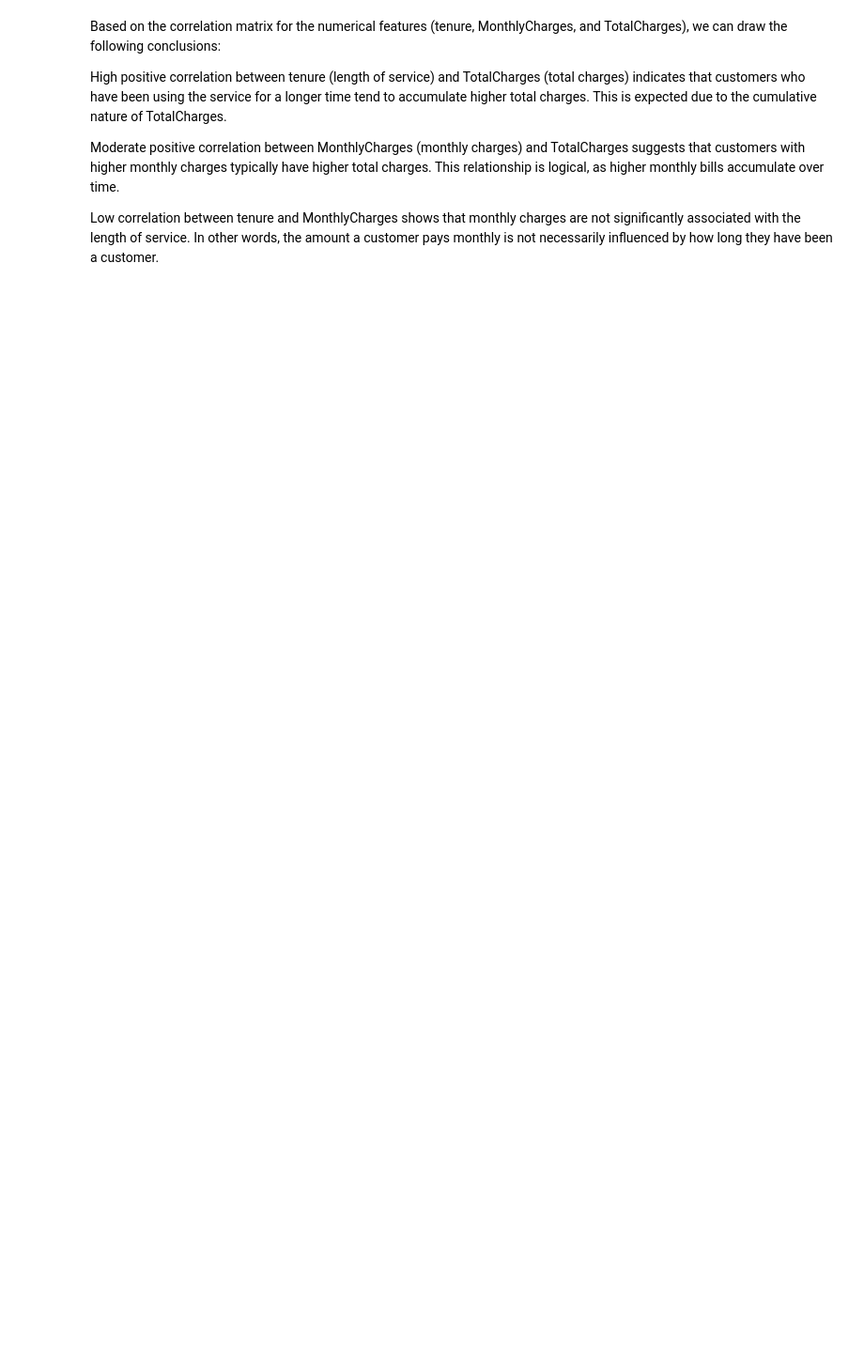
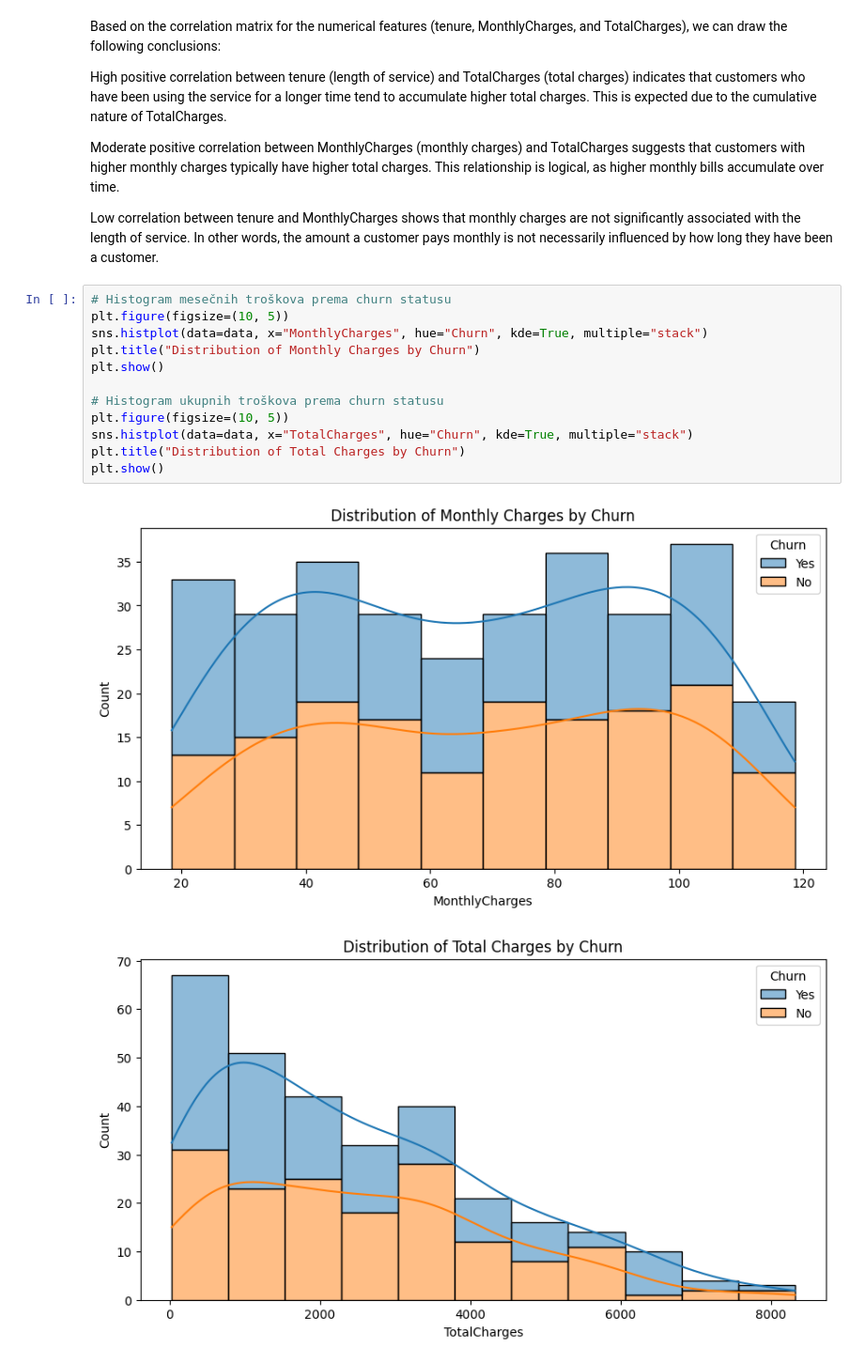
Before and after one commit to marijatech/Telecom-Churn-Analysis, a Jupyter notebook: Telecom Customer Churn Analysis.ipynb, the cells around one changed output. Shown: that part at 94% size. Cells and saved outputs as stored; diff of their text form; blank space fills up the shorter version.

```diff
--- a/Telecom Customer Churn Analysis.ipynb
+++ b/Telecom Customer Churn Analysis.ipynb
@@ -153,3 +153,18 @@ High positive correlation between tenure (length of service) and TotalCharges (t
 Moderate positive correlation between MonthlyCharges (monthly charges) and TotalCharges suggests that customers with higher monthly charges typically have higher total charges. This relationship is logical, as higher monthly bills accumulate over time.
 
 Low correlation between tenure and MonthlyCharges shows that monthly charges are not significantly associated with the length of service. In other words, the amount a customer pays monthly is not necessarily influenced by how long they have been a customer.
+# %%
+# Histogram mesečnih troškova prema churn statusu
+plt.figure(figsize=(10, 5))
+sns.histplot(data=data, x="MonthlyCharges", hue="Churn", kde=True, multiple="stack")
+plt.title("Distribution of Monthly Charges by Churn")
+plt.show()
+
+# Histogram ukupnih troškova prema churn statusu
+plt.figure(figsize=(10, 5))
+sns.histplot(data=data, x="TotalCharges", hue="Churn", kde=True, multiple="stack")
+plt.title("Distribution of Total Charges by Churn")
+plt.show()
+# %% [output]
+[figure, added]
+[figure, added]
```
Also changed, not shown: parts of 5 cells of this notebook.
